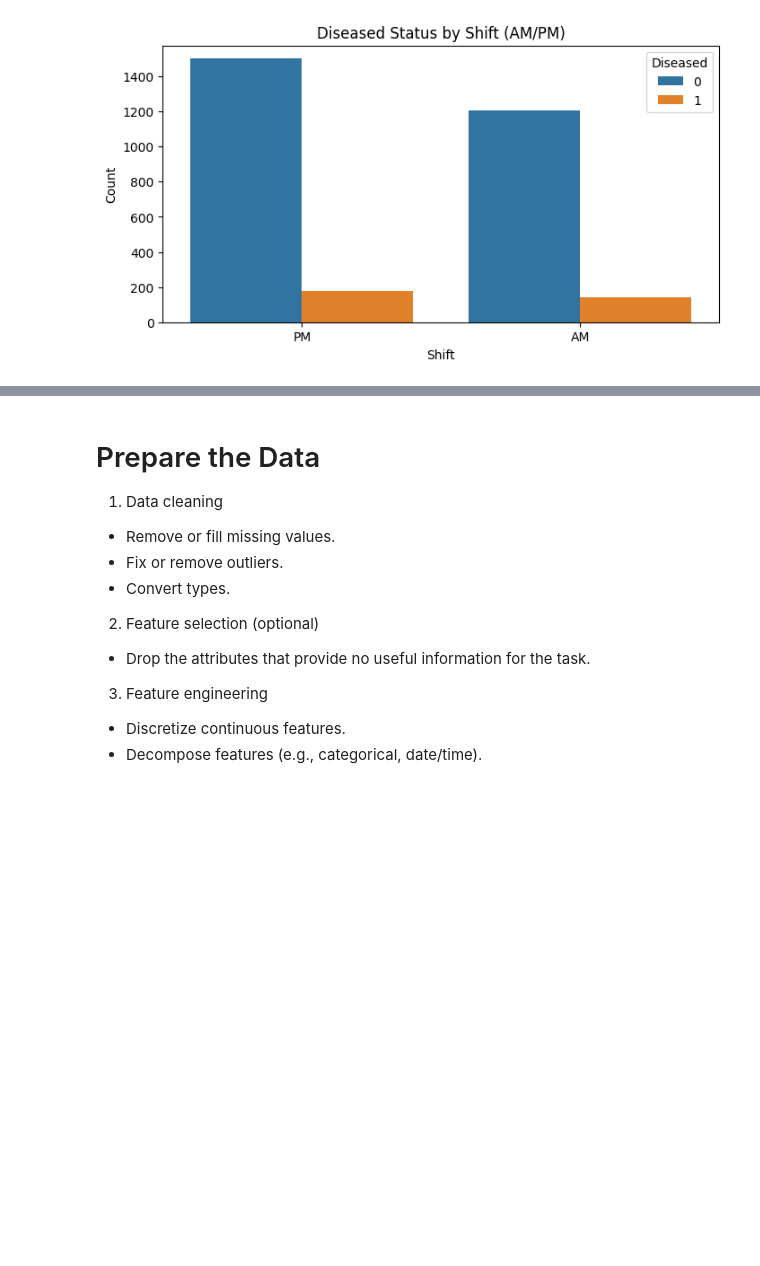
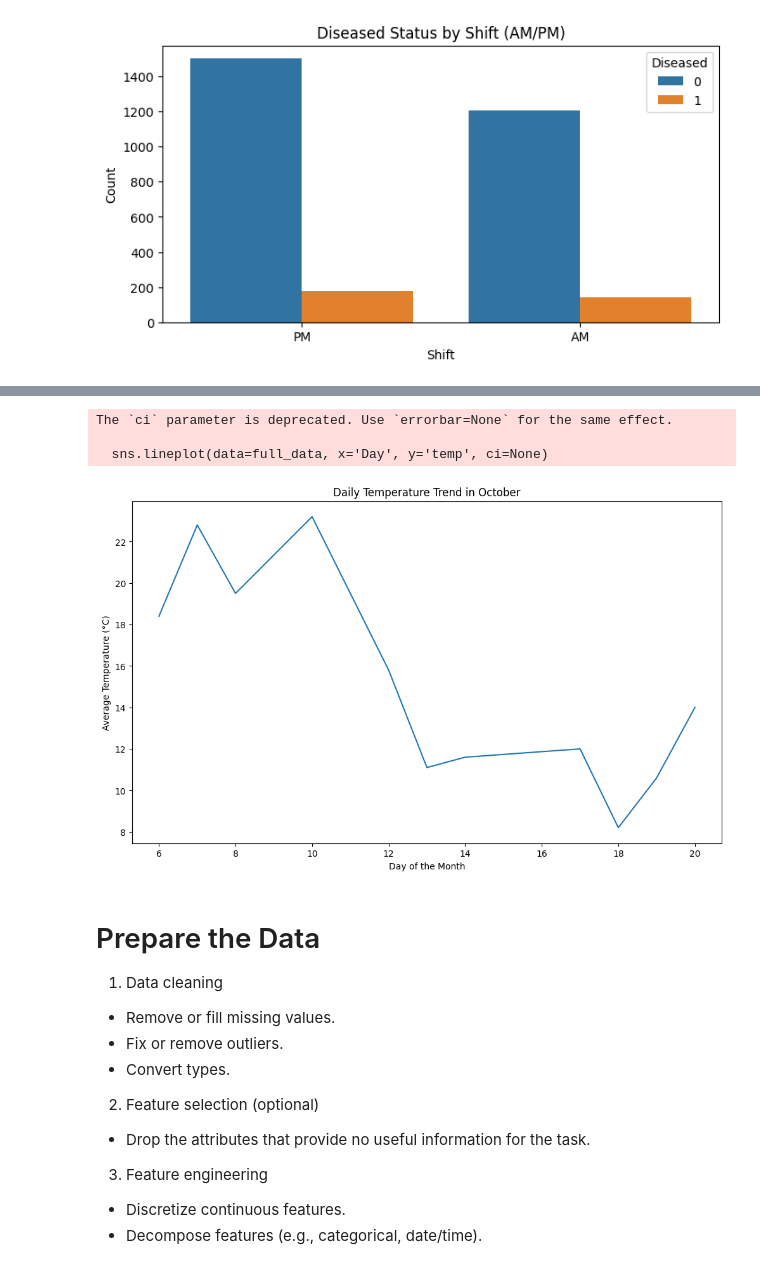
Before and after one commit to jyounes23/Nutosis, a Jupyter notebook: P2-Nutosis/Nutosis.ipynb, the cells around one changed output, grey strips where cells are left out. Saved outputs shown, nothing was run; the diff lists cells and outputs as text; code cells hidden in the pictures; blank space fills up the shorter version.

```diff
--- a/P2-Nutosis/Nutosis.ipynb
+++ b/P2-Nutosis/Nutosis.ipynb
@@ -518,3 +573,17 @@ Name: Diseased, dtype: float64
+# %%
+# Trend of temperature over the month
+full_data['Day'] = full_data['Date'].dt.day  # Extract day for plotting
+plt.figure(figsize=(12, 7))
+sns.lineplot(data=full_data, x='Day', y='temp', ci=None)
+plt.title('Daily Temperature Trend in October')
+plt.xlabel('Day of the Month')
+plt.ylabel('Average Temperature (°C)')
+plt.show()
+# %% [output]
+The `ci` parameter is deprecated. Use `errorbar=None` for the same effect.
+
+  sns.lineplot(data=full_data, x='Day', y='temp', ci=None)
+[figure, added]
 # %% [markdown]
 # Prepare the Data
 
```
Also changed, not shown: parts of 4 cells of this notebook.
